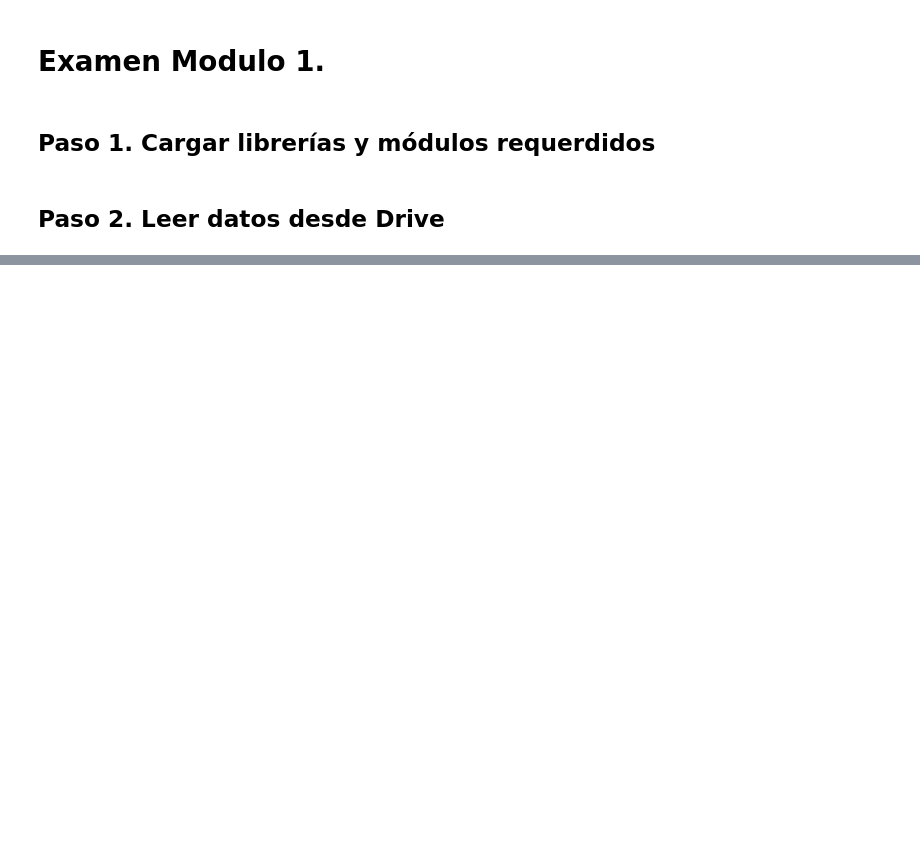
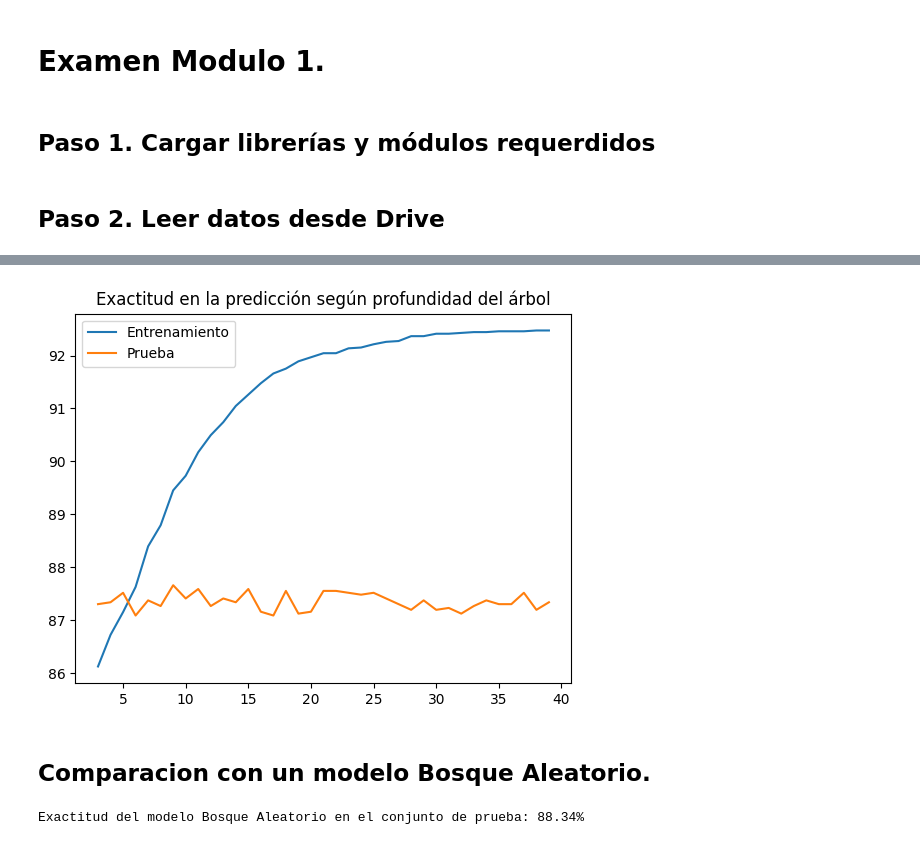
Before and after one commit to cardonasebastian/data-science-bourbaki, a Jupyter notebook: Modulo1/Examen_Modulo1/Examen.ipynb, the cells around one changed output, grey strips where cells are left out. Drawn from its saved outputs; the diff is of its cells as text; code cells hidden in the pictures; blank space fills up the shorter version.

```diff
--- a/Modulo1/Examen_Modulo1/Examen.ipynb
+++ b/Modulo1/Examen_Modulo1/Examen.ipynb
@@ -25,0 +74,3 @@ df = pd.read_csv("/content/drive/MyDrive/Curso_Ciencia_De_Datos/Examen_Modulo1/D
+# %%
+X = df.drop(columns=['ID', 'fraud_flag'])
+y = df['fraud_flag']
@@ -25,0 +188,42 @@ df = pd.read_csv("/content/drive/MyDrive/Curso_Ciencia_De_Datos/Examen_Modulo1/D
+# %%
+# Entrenamiento y prueba del modelo con distintos niveles de profunidad
+
+clf = {}
+y_pred_train = {}
+y_pred_test = {}
+exactitud_train={}
+exactitud_test = {}
+
+for p in range(3,40):
+    # Entrenamiento del modelo
+    clf[p] = DecisionTreeClassifier(max_depth = p,
+                               criterion = "entropy",
+                               random_state = 0).fit(X_train, y_train)
+
+    # Predicción y evaluación sobre el conjunto de entrenamiento
+    y_pred_train[p] = clf[p].predict(X_train)
+    exactitud_train[p] = accuracy_score(y_train, y_pred_train[p])*100
+
+    # Predicción y evaluación sobre el conjunto de prueba
+    y_pred_test[p] = clf[p].predict(X_test)
+    exactitud_test[p] = accuracy_score(y_test, y_pred_test[p])*100
+
+exactitud_df = pd.DataFrame( {'Entrenamiento':exactitud_train,
+                           'Prueba': exactitud_test})
+
+exactitud_df.plot.line(
+    title ='Exactitud en la predicción según profundidad del árbol')
+plt.show()
+# %% [output]
+[figure, added]
+# %% [markdown]
+## Comparacion con un modelo Bosque Aleatorio.
+# %%
+clf_rf = RandomForestClassifier(n_estimators=1000,  random_state =0,
+                                criterion='entropy').fit(X_train, y_train)
+
+
+y_pred = clf_rf.predict(X_test)
+print("Exactitud del modelo Bosque Aleatorio en el conjunto de prueba: {:4.2f}%".format(accuracy_score(y_test, y_pred)*100))
+# %% [output]
+Exactitud del modelo Bosque Aleatorio en el conjunto de prueba: 88.34%
```
Also changed, not shown: parts of 29 cells of this notebook.
